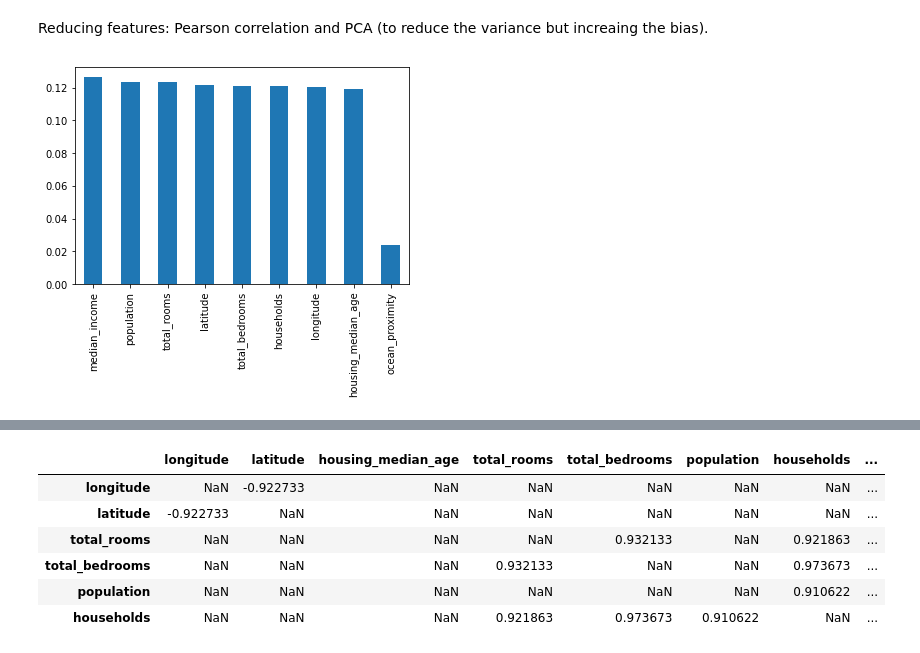
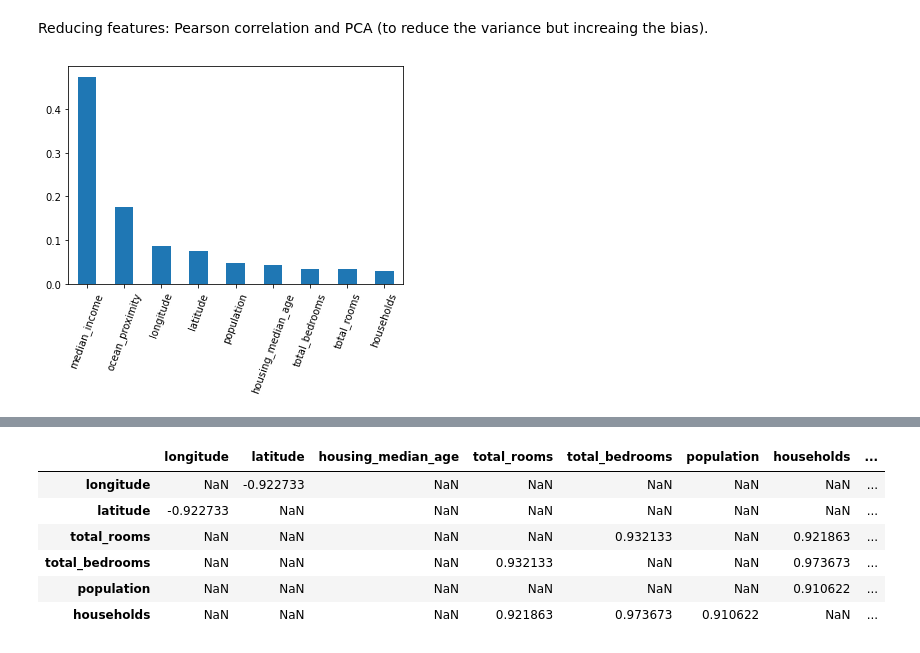
Before and after one commit to martinaviggiano/ml_project, a Jupyter notebook: Machine Learning Project.ipynb, the cells around one changed output, grey strips where cells are left out. Drawn from its saved outputs; the diff is of its cells as text; code cells hidden in the pictures.

```diff
--- a/Machine Learning Project.ipynb
+++ b/Machine Learning Project.ipynb
@@ -372,15 +376,21 @@ forest = ExtraTreesClassifier()
+# %%
+from sklearn.ensemble import RandomForestRegressor
+forest = RandomForestRegressor()
 # %%
 scaler = MinMaxScaler(feature_range=(-1,1))
 sampled_df = corr_df.sample(2000)
 X_sampled = scaler.fit_transform(sampled_df.drop(columns=["median_house_value"]))
 y_sampled = sampled_df["median_house_value"].values
 forest.fit(X_sampled, y_sampled)  # Build a forest and compute the impurity-based feature importances
 importances = forest.feature_importances_
+feat = plt.figure()
 feat_importances = pd.Series(forest.feature_importances_, index=sampled_df.drop(columns=["median_house_value"]).columns)
-feat_importances.nlargest(15).plot(kind='bar')
-plt.show()
+feat_importances.nlargest(10).plot(kind='bar')
+plt.xticks(rotation=70)
+#plt.show()
+feat.savefig("images\Feature importance.png", bbox_inches = 'tight')
 # %% [output]
-[figure, old version]
+[figure, new version]
 # %%
 correlations = corr_df.corr()
 f, ax = plt.subplots(figsize=(12, 9))
```
Also changed, not shown: parts of 6 cells of this notebook, 10 other files.
